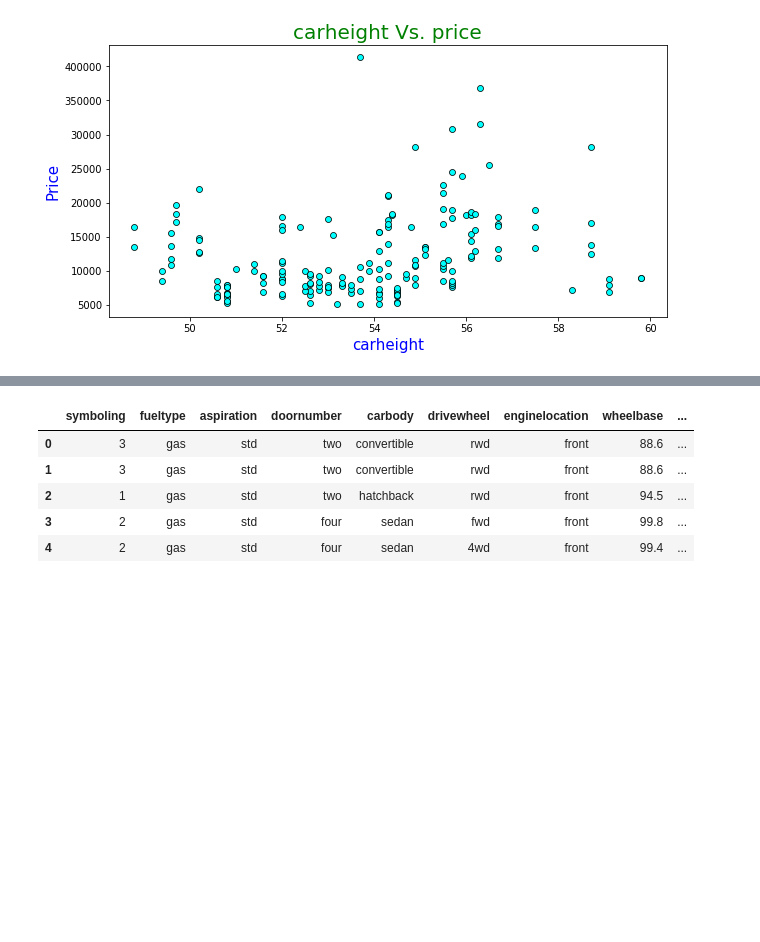
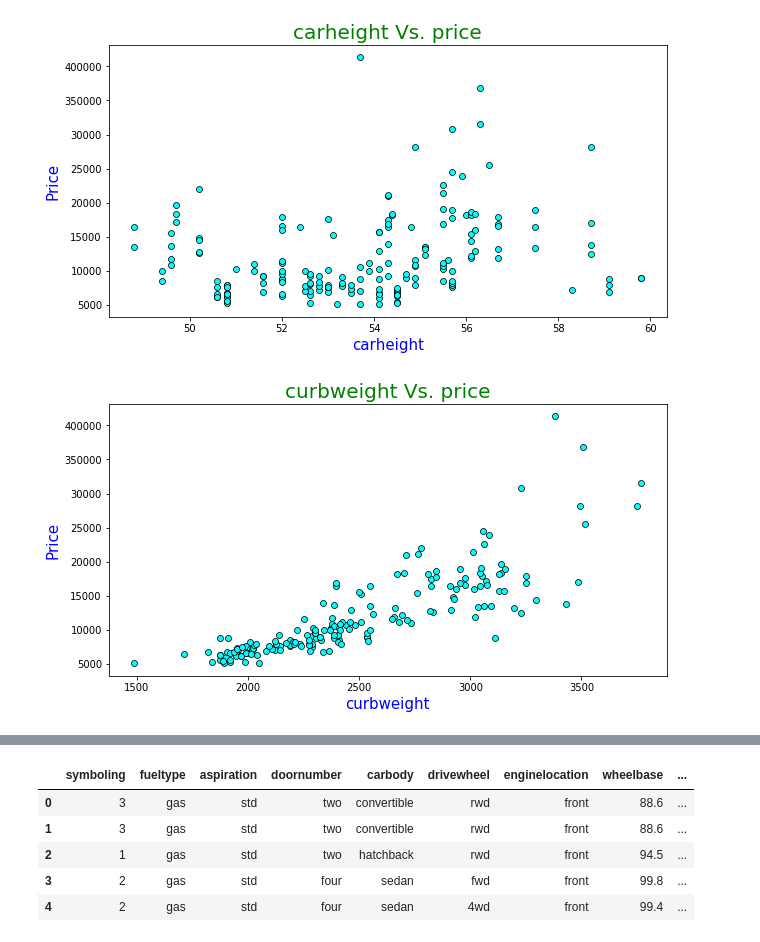
Before and after one commit to Sushil-Deore/Car-Price-Prediction, a Jupyter notebook: Car Price Prediction- using KFold Regression.ipynb, the cells around one changed output, grey strips where cells are left out. Drawn from its saved outputs; the diff is of its cells as text; code cells hidden in the pictures; blank space fills up the shorter version.

```diff
--- a/Car Price Prediction- using KFold Regression.ipynb
+++ b/Car Price Prediction- using KFold Regression.ipynb
@@ -299,6 +299,25 @@ plt.yticks(tick_values, tick_labels)
 plt.show()
 # %% [output]
 [figure]
+# %%
+# curbweight Vs. price
+
+plt.figure(figsize = (10,5))
+sns.scatterplot(x= 'curbweight', y = df.price, data = df,color = 'cyan', edgecolor = 'Black')
+plt.title("curbweight Vs. price", fontdict = {'fontsize': 20, 'fontweight' : 10, 'color' : 'Green'})
+plt.xlabel('curbweight', fontdict = {'fontsize' : 15, 'fontweight' : 5, 'color' :  'Blue'})
+plt.ylabel('Price', fontdict = {'fontsize' : 15, 'fontweight': 5, 'color' : 'Blue'})
+
+tick_values = np.arange(5000,45000, 5000)
+tick_labels = ["5000", "10000","15000","20000","25000","30000","350000","400000","45000"]
+
+tick_values = np.arange(5000,45000, 5000)
+tick_labels = ["5000", "10000","15000","20000","25000","30000","350000","400000","45000"]
+
+plt.yticks(tick_values, tick_labels)
+plt.show()
+# %% [output]
+[figure, added]
 # %%
 df.head()
 # %% [output]
```
Also changed, not shown: parts of 2 cells of this notebook.
